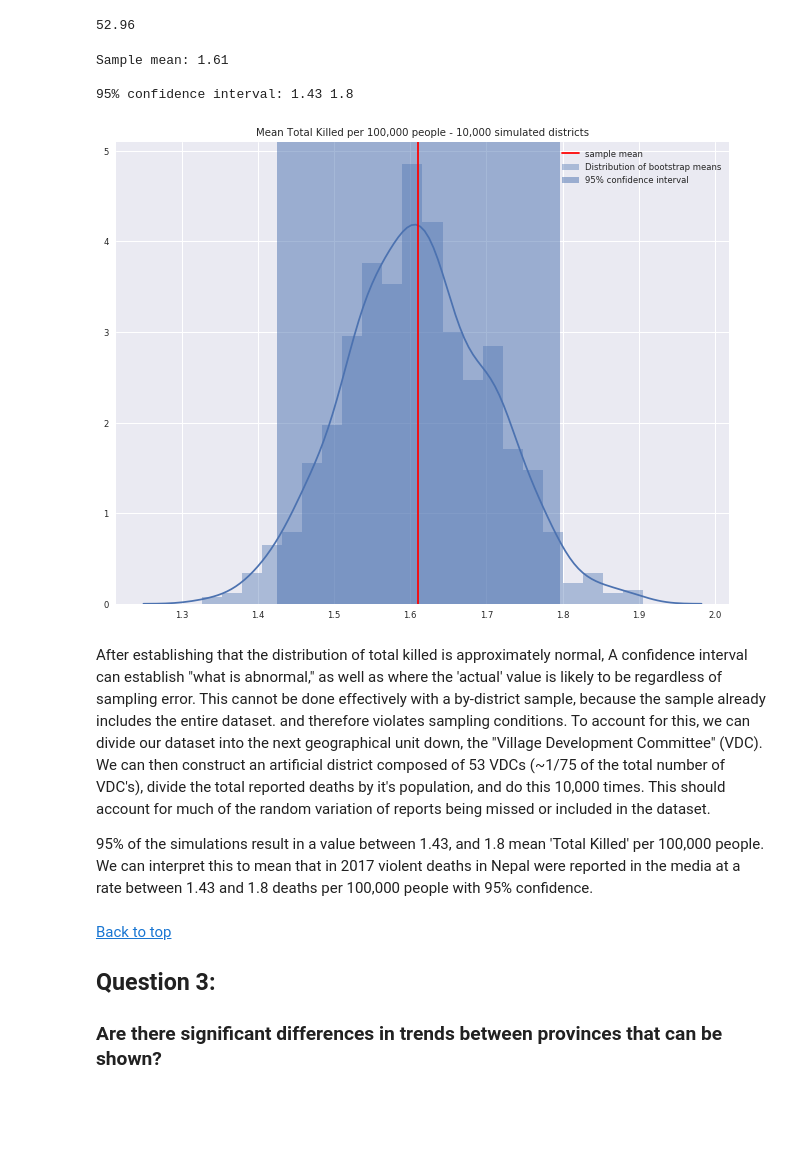
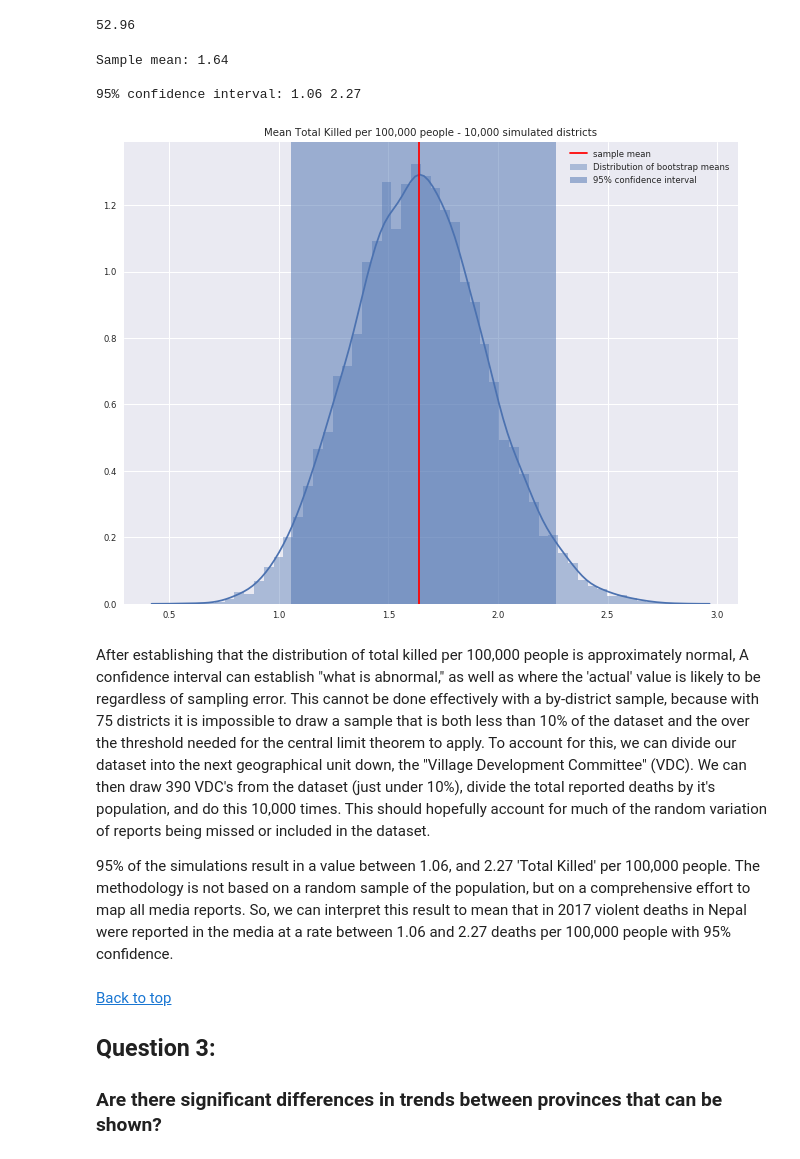
Before and after one commit to Nhorning/NM_Analysis, a Jupyter notebook: SpringBoard 7.2 - Apply Data Storytelling.ipynb, the cells around one changed output. Saved outputs shown, nothing was run; the diff lists cells and outputs as text; code cells hidden in the pictures; blank space fills up the shorter version.

Commit message:
(use "git push" to publish your local commits) changed back to 390 VDC (>10%) sample for 95% confidence interval
 Changes to be committed:
	modified:   SpringBoard 7.2 - Apply Data Storytelling.ipynb

```diff
--- a/SpringBoard 7.2 - Apply Data Storytelling.ipynb
+++ b/SpringBoard 7.2 - Apply Data Storytelling.ipynb
@@ -578,3 +578,6 @@ pop_oldVDC = pop_oldVDC['POPULATION']
 pop_oldVDC.shape
 # %% [output]
 (3973,)
+# %%
+VDC_count = pop_oldward.groupby(['HLCIT_CODE_DIST']).nunique()
+VDC_count
@@ -614,7 +637,7 @@ from scipy import stats
 #create bootstrap function
 
 def bs_district(size=53):
-        VDCs = np.random.choice(pop_deaths_VDC.index, size=53)
+        VDCs = np.random.choice(pop_deaths_VDC.index, size=size)
         lst = pop_deaths_VDC.loc[VDCs]
         pop = lst['POPULATION'].sum()
         deaths = lst['Deaths'].sum()
@@ -622,48 +645,50 @@ def bs_district(size=53):
         return bs_district
 
 def bs_Nepal(size = 75):
-    #complile a boot strapped sample of 75 randomly generated districts - un needed.
+    #complile a boot strapped sample of 75 randomly generated districts - un needed?
 
     #initialize replicates
     bs_Nepal = pd.DataFrame(columns=['deaths','pop'])
 
     #create replicates
     for i in range(size):
         bs_Nepal[i] = bs_district()
     return  bs_Nepal
 
 
 #call bootstrap function for mean
 
 bs_districts = np.empty(10000)
 for i in range(10000):
-    deaths, pop = bs_district()
+    dsize = np.random.choice(VDC_count['HLCIT_CODE_VDC'])
+    deaths, pop = bs_district(390)
     bs_districts[i] = (deaths / pop)*100000
     #print(i)
-cltmean = np.mean(bsvdcs)
+cltmean = np.mean(bs_districts)
 print('\nSample mean:',round(cltmean,2))
 
 #find 95% confidence interval for mean
-conf95 = np.percentile(bsvdcs, [2.5,97.5])
+conf95 = np.percentile(bs_districts, [2.5,97.5])
 
 print('\n95% confidence interval:',round(conf95[0],2),round(conf95[1],2))
 
 f, ax = plt.subplots(figsize=(11,8.5))
-sns.distplot(bsvdcs, label='Distribution of bootstrap means')
+sns.distplot(bs_districts, label='Distribution of bootstrap means')
 ax.axvspan(conf95[0],conf95[1], alpha=.5, label='95% confidence interval')
 ax.axvline(cltmean, color='r',label='sample mean')
 plt.title('Mean Total Killed per 100,000 people - 10,000 simulated districts')
 plt.legend()
 plt.show()
 # %% [output]
-Sample mean: 1.61
+Sample mean: 1.64
 
-95% confidence interval: 1.43 1.8
+95% confidence interval: 1.06 2.27
-[figure, old version]
+[figure, new version]
 # %% [markdown]
-After establishing that the distribution of total killed is approximately normal, A confidence interval can establish "what is abnormal," as well as where the 'actual' value is likely to be regardless of sampling error. This cannot be done effectively with a by-district sample, because the sample already includes the entire dataset. and therefore violates sampling conditions.  To account for this, we can divide our dataset into the next geographical unit down, the "Village Development Committee" (VDC). We can then construct an artificial district composed of 53 VDCs (~1/75 of the total number of VDC's), divide the total reported deaths by it's population, and do this 10,000 times. This should account for much of the random variation of reports being missed or included in the dataset.
+After establishing that the distribution of total killed per 100,000 people is approximately normal, A confidence interval can establish "what is abnormal," as well as where the 'actual' value is likely to be regardless of sampling error. This cannot be done effectively with a by-district sample, because with 75 districts it is impossible to draw a sample that is both less than 10% of the dataset and the over the threshold needed for the central limit theorem to apply.  To account for this, we can divide our dataset into the next geographical unit down, the "Village Development Committee" (VDC). We can then draw 390 VDC's from the dataset (just under 10%), divide the total reported deaths by it's population, and do this 10,000 times. This should hopefully account for much of the random variation of reports being missed or included in the dataset.
 
-95% of the simulations result in a value between 1.43, and 1.8 mean 'Total Killed' per 100,000 people.  We can interpret this to mean that in 2017 violent deaths in Nepal were reported in the media at a rate between 1.43 and 1.8 deaths per 100,000 people with 95% confidence.
+
+95% of the simulations result in a value between 1.06, and 2.27 'Total Killed' per 100,000 people. The methodology is not based on a random sample of the population, but on a comprehensive effort to map all media reports. So, we can interpret this result to mean that in 2017 violent deaths in Nepal were reported in the media at a rate between 1.06 and 2.27 deaths per 100,000 people with 95% confidence.
 # %% [markdown]
 <a href='#top'>Back to top</a>
 <a id='Question-3'></a>
```
Also changed, not shown: parts of 10 cells of this notebook.
